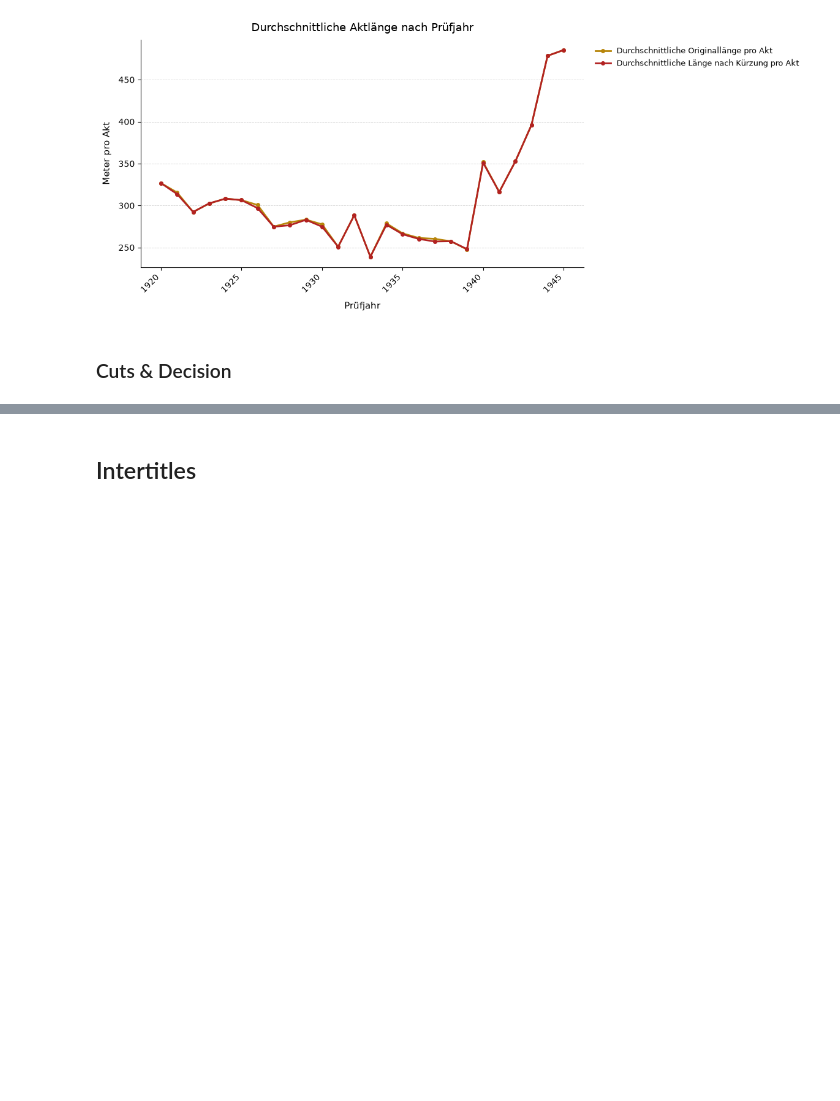
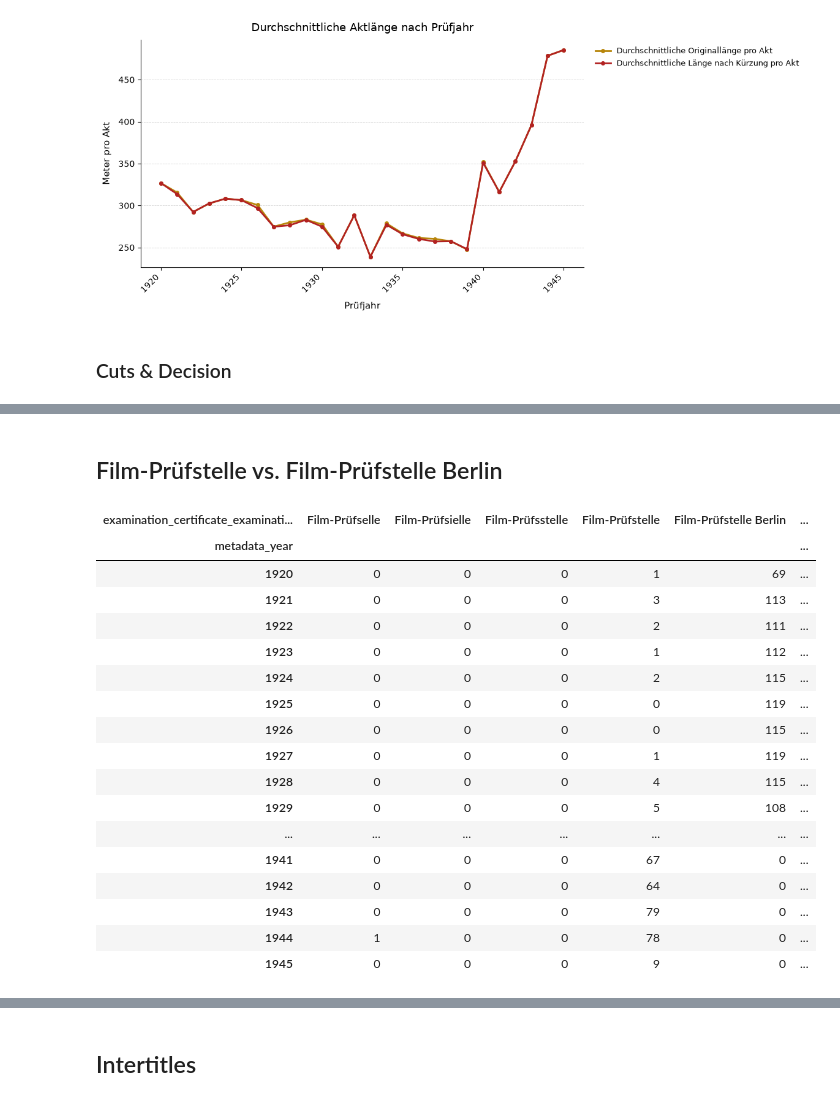
Before and after one commit to codemitdjango/german-film-censorship, a Jupyter notebook: src/analysis/content_analysis.ipynb, the cells around one changed output, grey strips where cells are left out. Cells and saved outputs as stored; diff of their text form; code cells hidden in the pictures; blank space fills up the shorter version.

```diff
--- a/src/analysis/content_analysis.ipynb
+++ b/src/analysis/content_analysis.ipynb
@@ -1123,3 +1123,37 @@ decision_cut_summary.round(2)
 | (fehlend) | 8 | 7 | 0 | 7 | 1 | ... |
 | Jugendfrei vom 14. Lebensjahr ab | 44 | 44 | 0 | 44 | 0 | ... |
 | nur für bestimmte Personengruppen | 2 | 2 | 0 | 2 | 0 | ... |
+# %% [markdown]
+## Film-Prüfstelle vs. Film-Prüfstelle Berlin
+# %%
+yearly_examination = (
+    df.groupby(
+        [
+            "metadata_year",
+            "examination_certificate_examination_board",
+        ]
+    )
+    .size()
+    .unstack(fill_value=0)
+    .sort_index()
+)
+yearly_examination
+# %% [output]
+| examination_certificate_examinati... | Film-Prüfselle | Film-Prüfsielle | Film-Prüfsstelle | Film-Prüfstelle | Film-Prüfstelle Berlin | ... |
+| metadata_year |  |  |  |  |  | ... |
+| 1920 | 0 | 0 | 0 | 1 | 69 | ... |
+| 1921 | 0 | 0 | 0 | 3 | 113 | ... |
+| 1922 | 0 | 0 | 0 | 2 | 111 | ... |
+| 1923 | 0 | 0 | 0 | 1 | 112 | ... |
+| 1924 | 0 | 0 | 0 | 2 | 115 | ... |
+| 1925 | 0 | 0 | 0 | 0 | 119 | ... |
+| 1926 | 0 | 0 | 0 | 0 | 115 | ... |
+| 1927 | 0 | 0 | 0 | 1 | 119 | ... |
+| 1928 | 0 | 0 | 0 | 4 | 115 | ... |
+| 1929 | 0 | 0 | 0 | 5 | 108 | ... |
+| ... | ... | ... | ... | ... | ... | ... |
+| 1941 | 0 | 0 | 0 | 67 | 0 | ... |
+| 1942 | 0 | 0 | 0 | 64 | 0 | ... |
+| 1943 | 0 | 0 | 0 | 79 | 0 | ... |
+| 1944 | 1 | 0 | 0 | 78 | 0 | ... |
+| 1945 | 0 | 0 | 0 | 9 | 0 | ... |
```
Also changed, not shown: parts of 25 cells of this notebook, 2 other files.
